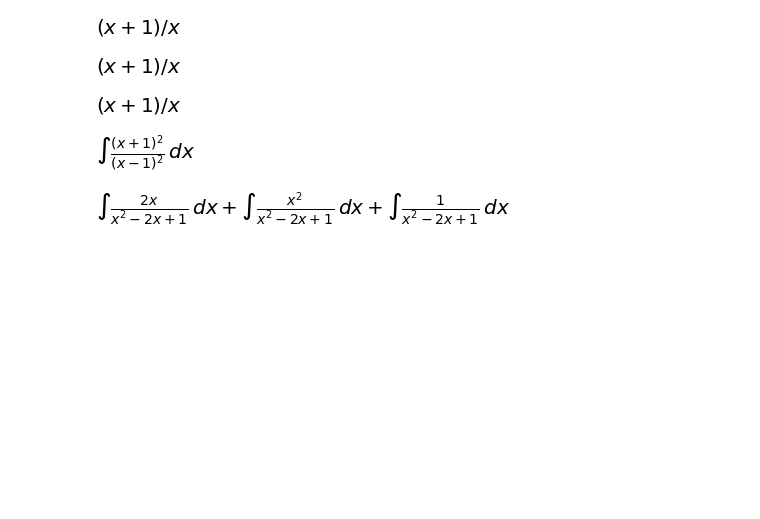
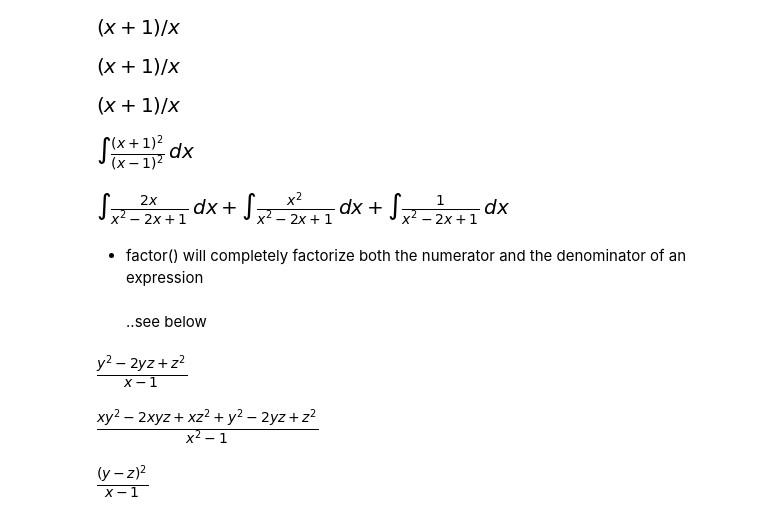
Before and after one commit to rojamogili/Python, a Jupyter notebook: SymPy/simplification_SymPy.ipynb, the cells around one changed output. Cells and saved outputs as stored; diff of their text form; code cells hidden in the pictures; blank space fills up the shorter version.

```diff
--- a/SymPy/simplification_SymPy.ipynb
+++ b/SymPy/simplification_SymPy.ipynb
@@ -258,3 +258,19 @@ factor(e)
 expand(e)
 # %% [output]
 [figure]
+# %% [markdown]
+- factor() will completely factorize both the numerator and the denominator of an expression <br><br>
+..see below
+# %%
+cancel((x*y**2 - 2*x*y*z + x*z**2 + y**2 - 2*y*z + z**2)/(x**2 - 1))
+# %% [output]
+[figure, added]
+# %%
+ex=(x*y**2 - 2*x*y*z + x*z**2 + y**2 - 2*y*z + z**2)/(x**2 - 1)
+ex
+# %% [output]
+[figure, added]
+# %%
+factor((x*y**2 - 2*x*y*z + x*z**2 + y**2 - 2*y*z + z**2)/(x**2 - 1))
+# %% [output]
+[figure, added]
```
Also changed, not shown: parts of 38 cells of this notebook.
